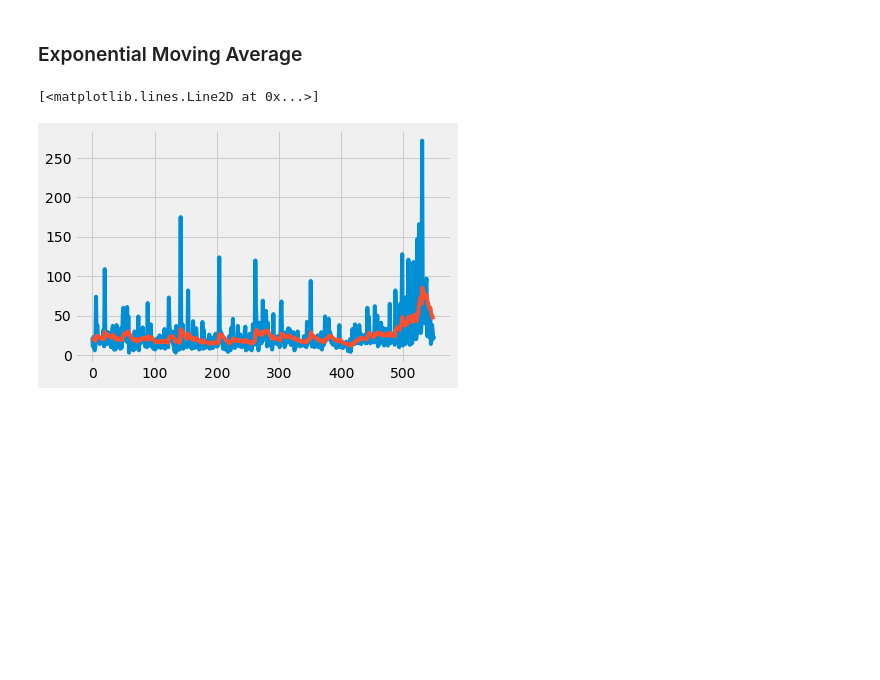
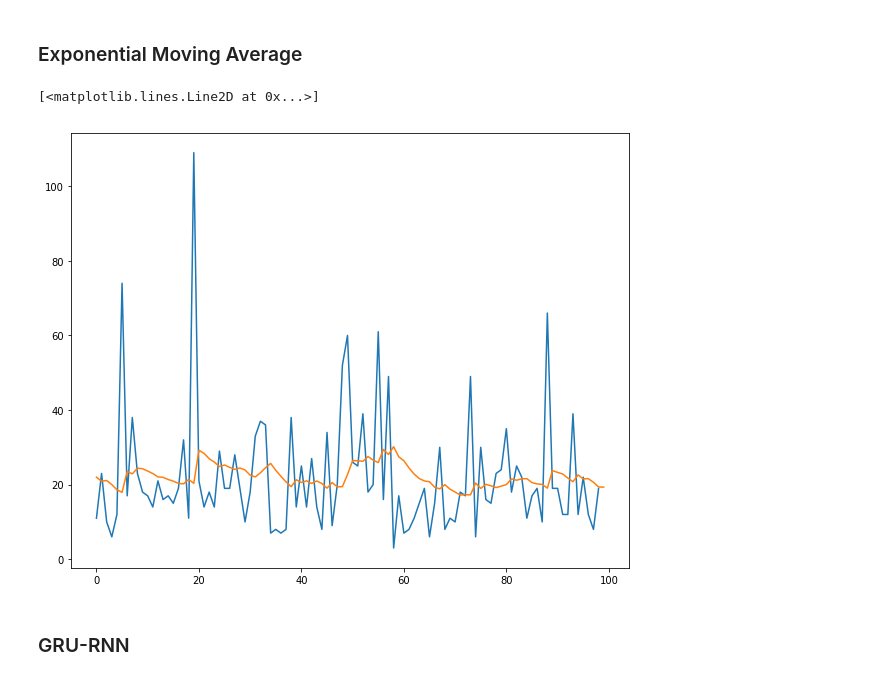
Before and after one commit to tavishcode/fyp, a Jupyter notebook: wiki_test.ipynb, the cells around one changed output. Cells and saved outputs as stored; diff of their text form; code cells hidden in the pictures; blank space fills up the shorter version.

```diff
--- a/wiki_test.ipynb
+++ b/wiki_test.ipynb
@@ -3,7 +3,8 @@
 # %%
 import pandas as pd
 from matplotlib import pyplot as plt
-plt.style.use('fivethirtyeight')
+import numpy as np
+plt.rcParams['figure.figsize'] = [10, 8]
 # %%
 df = pd.read_csv('wikipedia/web-traffic-time-series-forecasting/train_1.csv', nrows=100)
 # %%
@@ -94,8 +95,10 @@ for i in range(1, arr.shape[1]): # i -> timestep
         else:
             preds[j].append(alpha*arr[j][i-1] + (1-alpha)*(preds[j][-1]))
 # %%
-plt.plot(arr[20][:])
-plt.plot(preds[20][:])
+plt.plot(arr[20][1:100])
+plt.plot(preds[20][:100])
 # %% [output]
 [<matplotlib.lines.Line2D at 0x...>]
-[figure, old version]
+[figure, new version]
+# %% [markdown]
+### GRU-RNN
```
Also changed, not shown: parts of 5 cells of this notebook.
